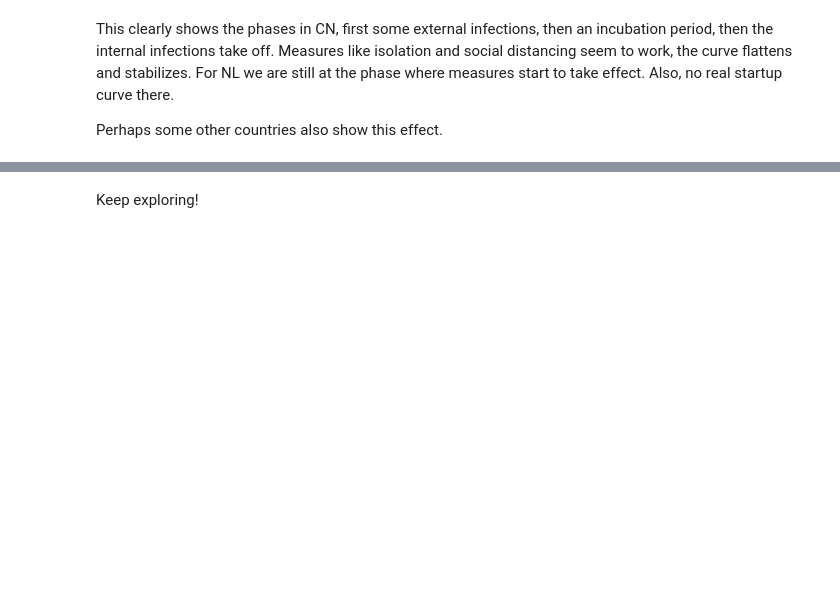
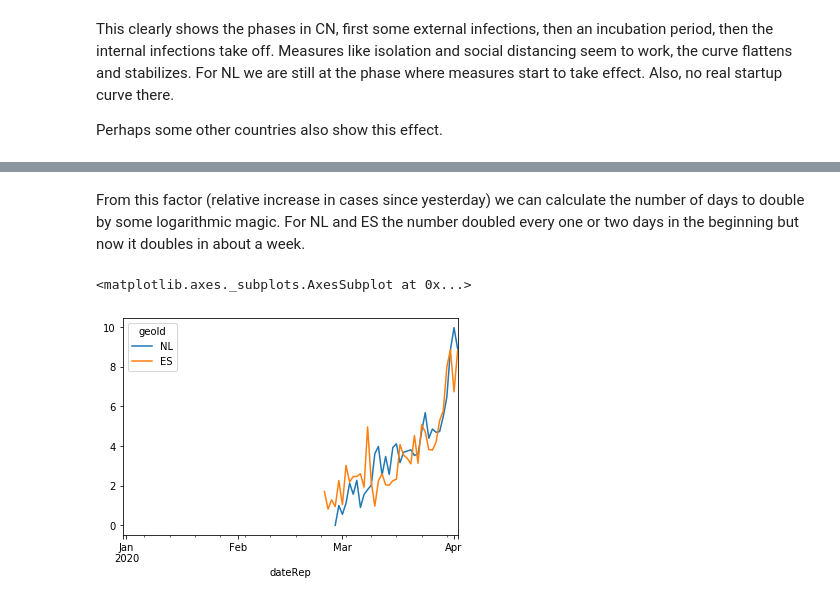
Before and after one commit to R3dje/COVID19, a Jupyter notebook: EUCDC.ipynb, the cells around one changed output, grey strips where cells are left out. Drawn from its saved outputs; the diff is of its cells as text; code cells hidden in the pictures; blank space fills up the shorter version.

Commit message:
Relative numbers and 'the curve' added.

```diff
--- a/EUCDC.ipynb
+++ b/EUCDC.ipynb
@@ -134,2 +136,7 @@ Another interesting measure would be growth in number of cases per day. Therefor
-# %% [markdown]
-Keep exploring!
+# %% [markdown]
+From this factor (relative increase in cases since yesterday) we can calculate the number of days to double by some logarithmic magic. For NL and ES the number doubled every one or two days in the beginning but now it doubles in about a week.
+# %%
+(np.log10(2) / np.log10(df_geo.cumsum() / df_geo.shift().cumsum()))[['NL', 'ES']].plot()
+# %% [output]
+<matplotlib.axes._subplots.AxesSubplot at 0x...>
+[figure, added]
```
Also changed, not shown: parts of 17 cells of this notebook.
